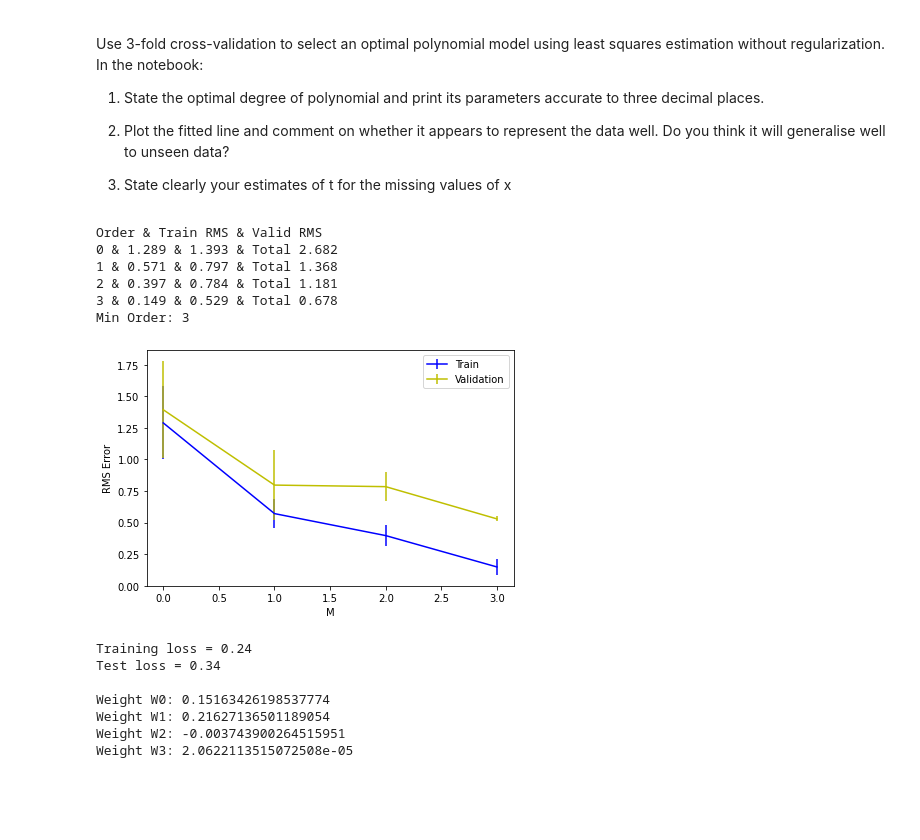
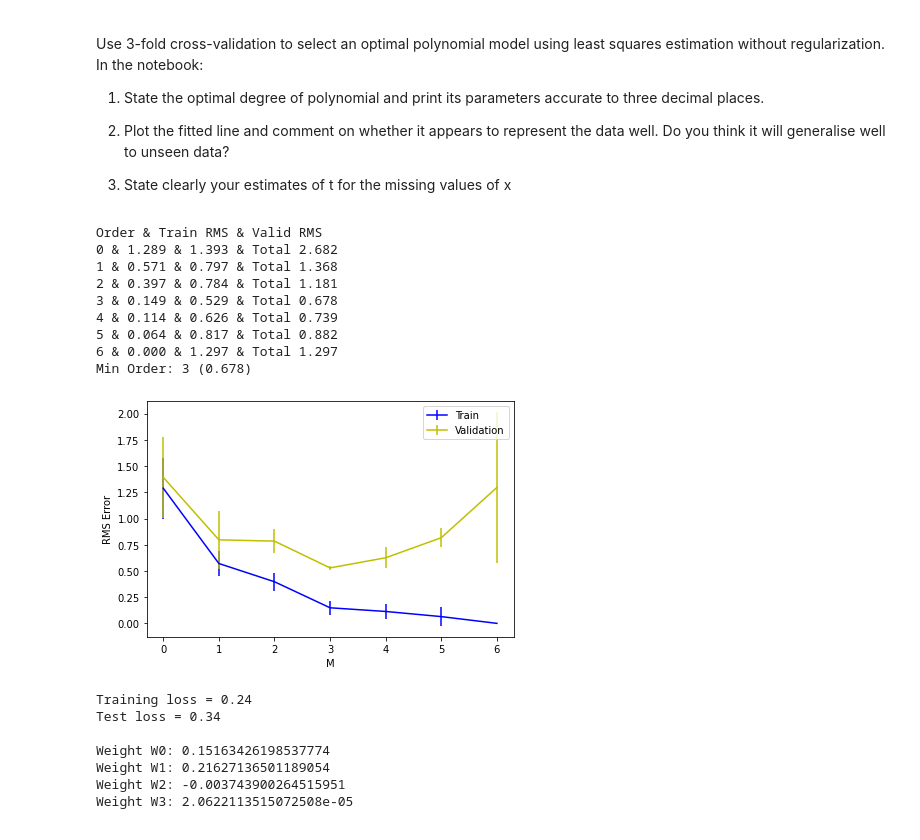
Before and after one commit to palvindersander/machine-learning-uni, a Jupyter notebook: regression 1/assignment1.ipynb, the cells around one changed output. Saved outputs shown, nothing was run; the diff lists cells and outputs as text; code cells hidden in the pictures; blank space fills up the shorter version.

```diff
--- a/regression 1/assignment1.ipynb
+++ b/regression 1/assignment1.ipynb
@@ -32,7 +45,7 @@ Use 3-fold cross-validation to select an optimal polynomial model using least sq
     State clearly your estimates of t for the missing values of x
 # %%
 # Points: 0  1  2  3  4  5  6  7  8  9 10 11 12 13
-# Split:  C  C  E  C  C  E  C  C  E  C  C  E  C  C
+# Split:  V  V  T  V  V  T  V  V  T  V  V  T  V  V   where V : used in training validation and T : used in testing
 
 # For result reproducability
 np.random.seed(1234)
@@ -46,24 +59,24 @@ xtest = x[2::3].flatten()
 ttest = t[2::3].flatten()
 
 # First, combine the x and t data into a single array
-trainval = np.concatenate([np.atleast_2d(xtrainval).T,np.atleast_2d(ttrainval).T],axis=1)
+trainval = np.concatenate([np.atleast_2d(xtrainval).T, np.atleast_2d(ttrainval).T], axis=1)
 
 # Randomise the order
 trainval = np.random.permutation(trainval)
 
 # Split the dataset, remembering that we randomised the order of the data points. We'll split into K=3 folds.
-Folds = [ trainval[0:3], trainval[3:7], trainval[7:] ]
+Folds = [trainval[0:3], trainval[3:7], trainval[7:]]
 
 # Max polynomial order set to 7 because the training
-M = [0,1,2,3]
+M = [0, 1, 2, 3, 4, 5, 6]
 
 # Number of folds
 K = 3
 
-rmstrain = [] # Error on the training folds
-rmsvalid = [] # RMS error on the validation fold
-stdtrain = [] # Standard deviation over the training sets
-stdvalid = [] # Standard deviation over the validation sets
+rmstrain = []  # Error on the training folds
+rmsvalid = []  # RMS error on the validation fold
+stdtrain = []  # Standard deviation over the training sets
+stdvalid = []  # Standard deviation over the validation sets
 
 for i in M:
 
@@ -80,50 +93,55 @@ for i in M:
         Train = np.concatenate(Folds[:j]+Folds[j+1:])
 
         # Compute the basis matrix for the training and validation folds
-        PhiTrain = np.array([pow(Train[:,0],j) for j in range(0,i+1)]).transpose()
-        PhiValid = np.array([pow(Valid[:,0],j) for j in range(0,i+1)]).transpose()
+        PhiTrain = np.array([pow(Train[:, 0], j) for j in range(0, i+1)]).transpose()
+        PhiValid = np.array([pow(Valid[:, 0], j) for j in range(0, i+1)]).transpose()
 
         # Train the model
-        w = np.linalg.solve(np.matmul(PhiTrain.transpose(),PhiTrain), np.matmul(PhiTrain.transpose(),Train[:,1]))
+        w = np.linalg.solve(np.matmul(PhiTrain.transpose(), PhiTrain), np.matmul(PhiTrain.transpose(), Train[:, 1]))
 
         # Compute the error on the training set
-        train_loss.append(np.sqrt(np.average(pow(Train[:,1]-np.matmul(PhiTrain,w),2))))
+        train_loss.append(np.sqrt(np.average(pow(Train[:, 1]-np.matmul(PhiTrain, w), 2))))
 
         # Compute the error on the validation set
-        validation_loss.append(np.sqrt(np.average(pow(Valid[:,1]-np.matmul(PhiValid,w),2))))
+        validation_loss.append(np.sqrt(np.average(pow(Valid[:, 1]-np.matmul(PhiValid, w), 2))))
 
     # Record the average over the folds
     rmstrain.append(np.average(train_loss))
     rmsvalid.append(np.average(validation_loss))
     stdtrain.append(np.std(train_loss))
     stdvalid.append(np.std(validation_loss))
 
 # Plot RMS Error for each Polynomial order
 plt.figure()
-plt.errorbar(M,rmstrain,fmt='b-',yerr=stdtrain,label="Train")
-plt.errorbar(M,rmsvalid,fmt='y-',yerr=stdvalid,label="Validation")
+plt.errorbar(M, rmstrain, fmt='b-', yerr=stdtrain, label="Train")
+plt.errorbar(M, rmsvalid, fmt='y-', yerr=stdvalid, label="Validation")
 plt.xlabel('M')
 plt.ylabel('RMS Error')
 plt.legend()
 plt.tight_layout()
 
+# Output metrics and best polynomial order
 print("Order & Train RMS & Valid RMS ")
 minOrder = 0
 minTotal = float('inf')
 for i in M:
     if rmstrain[i] + rmsvalid[i] < minTotal:
         minTotal = rmstrain[i] + rmsvalid[i]
         minOrder = i
-    print(f"{i:d} & {rmstrain[i]:.3f} & {rmsvalid[i]:.3f} & Total {(rmstrain[i] + rmsvalid[i]):.3f}")
-print(f"Min Order: {minOrder}")
+    print(
+        f"{i:d} & {rmstrain[i]:.3f} & {rmsvalid[i]:.3f} & Total {(rmstrain[i] + rmsvalid[i]):.3f}")
+print(f"Min Order: {minOrder} ({minTotal:.3f})")
 # %% [output]
 Order & Train RMS & Valid RMS
 0 & 1.289 & 1.393 & Total 2.682
 1 & 0.571 & 0.797 & Total 1.368
 2 & 0.397 & 0.784 & Total 1.181
 3 & 0.149 & 0.529 & Total 0.678
-Min Order: 3
+4 & 0.114 & 0.626 & Total 0.739
+5 & 0.064 & 0.817 & Total 0.882
+6 & 0.000 & 1.297 & Total 1.297
+Min Order: 3 (0.678)
-[figure, old version]
+[figure, new version]
 # %%
 # Recompute the basis for the cubic model
 polyorder = 3
```
Also changed, not shown: parts of 9 cells of this notebook, 2 other files.
